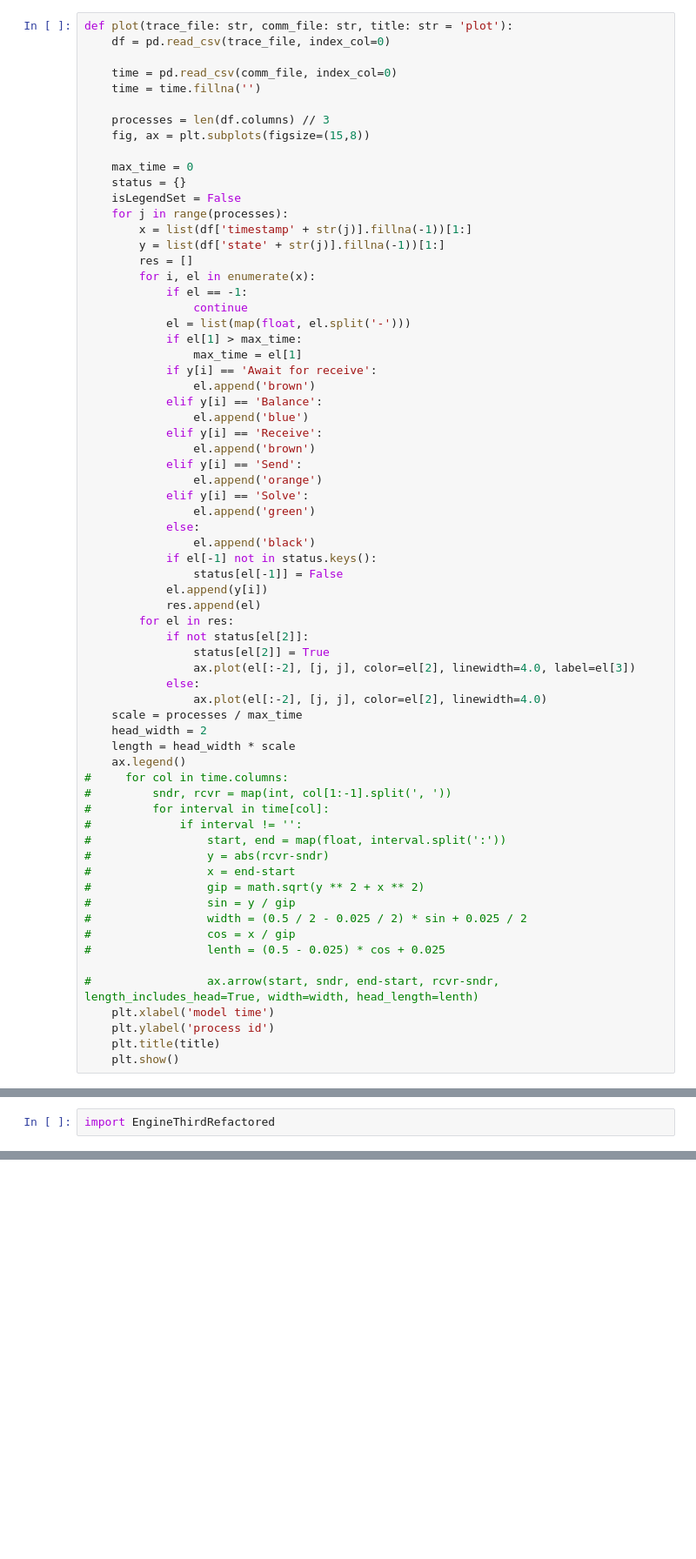
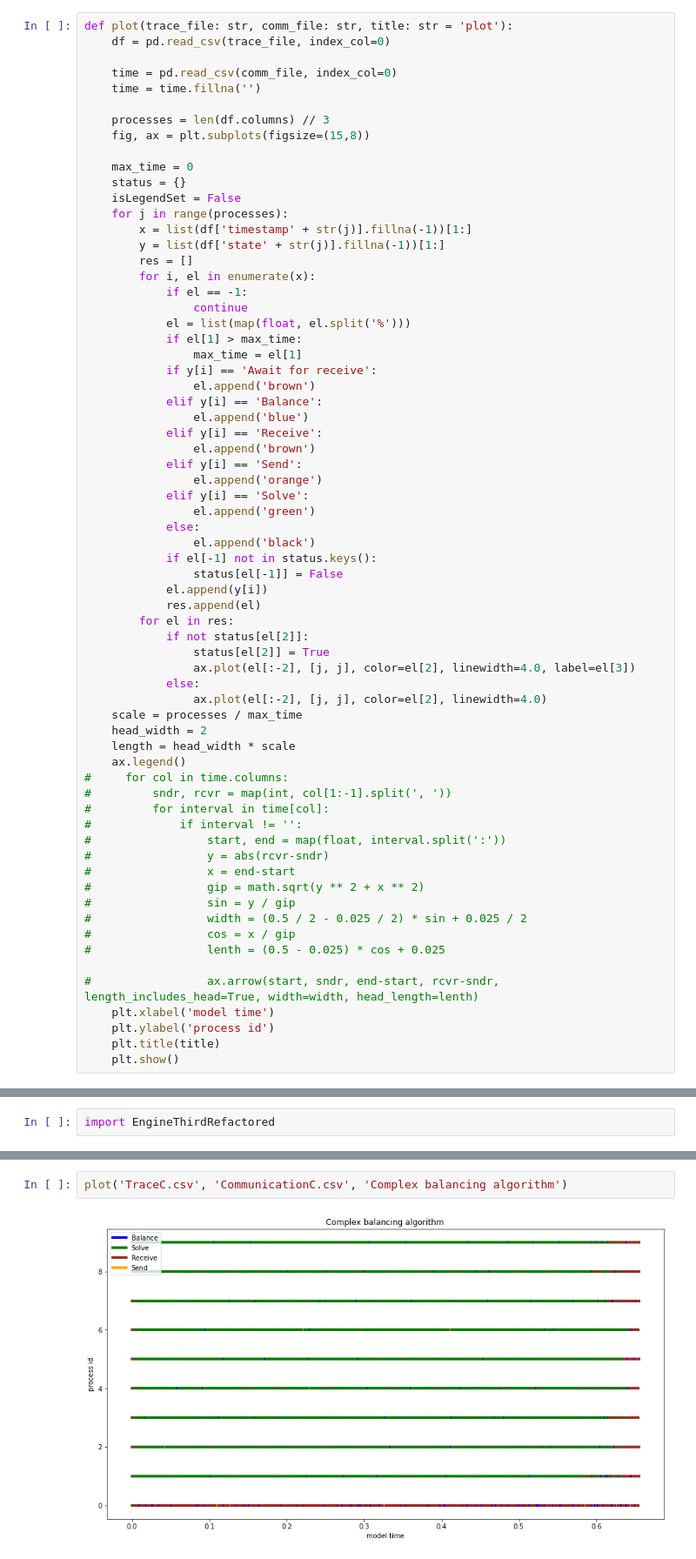
Before and after one commit to amonin7/Simulator, a Jupyter notebook: Visualization.ipynb, the cells around one changed output, grey strips where cells are left out. Shown: that part at 87% size. Cells and saved outputs as stored; diff of their text form; blank space fills up the shorter version.

```diff
--- a/Visualization.ipynb
+++ b/Visualization.ipynb
@@ -25,7 +25,7 @@ def plot(trace_file: str, comm_file: str, title: str = 'plot'):
         for i, el in enumerate(x):
             if el == -1:
                 continue
-            el = list(map(float, el.split('-')))
+            el = list(map(float, el.split('%')))
             if el[1] > max_time:
                 max_time = el[1]
             if y[i] == 'Await for receive':
@@ -125 +113,5 @@ done
+# %%
+plot('TraceC.csv', 'CommunicationC.csv', 'Complex balancing algorithm')
+# %% [output]
+[figure, added]
 # %%
```
Also changed, not shown: parts of 5 cells of this notebook, 4 other files.
